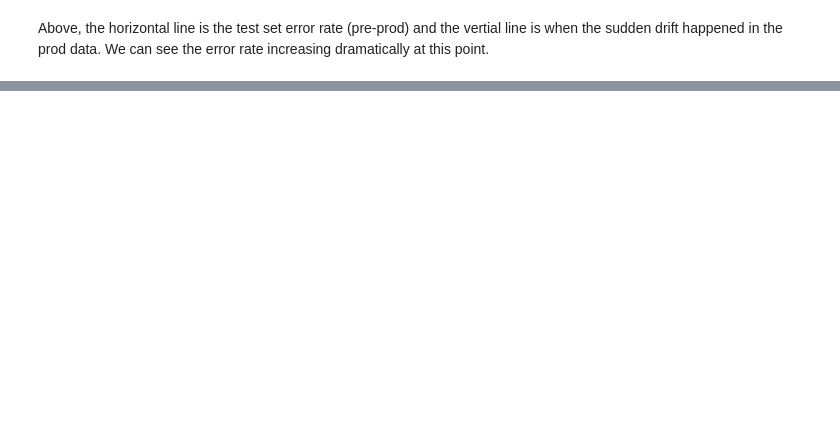
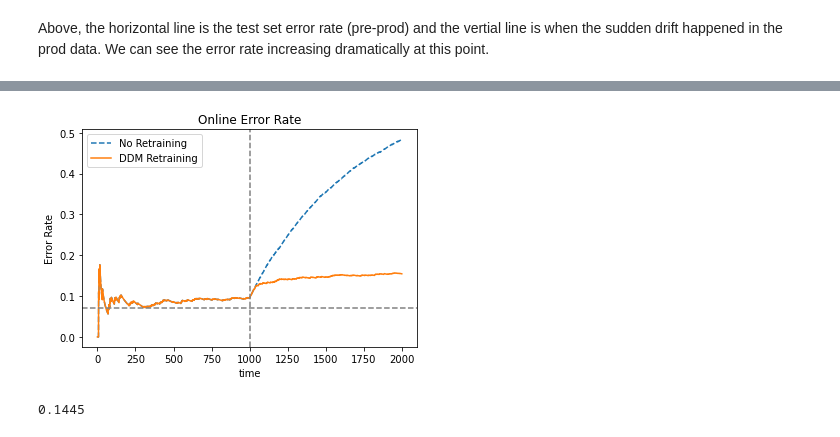
Before and after one commit to joearedmond/dist-shift, a Jupyter notebook: concept/cls-concept-drift.ipynb, the cells around one changed output, grey strips where cells are left out. Drawn from its saved outputs; the diff is of its cells as text; code cells hidden in the pictures; blank space fills up the shorter version.

```diff
--- a/concept/cls-concept-drift.ipynb
+++ b/concept/cls-concept-drift.ipynb
@@ -221,0 +289,17 @@ plt.show()
+# %%
+plt.title("Online Error Rate")
+sns.lineplot(x = np.arange(0, n_prod_pre + n_prod_post), y = err_rate_seq, linestyle = '--', label = 'No Retraining')
+sns.lineplot(x = np.arange(0, n_prod_pre + n_prod_post), y = err_rate_seq_intervention, label = 'DDM Retraining')
+plt.axhline(test_error_rate, color = 'gray', linestyle = '--')
+plt.axvline(n_prod_pre, color = 'gray', linestyle = '--')
+#plt.axvline(t_warning, color = 'purple', linestyle = '--')
+#plt.axvline(t_drift, color = 'purple', linestyle = '--')
+plt.ylabel('Error Rate')
+plt.xlabel('time')
+plt.show()
+# %% [output]
+[figure, added]
+# %%
+err_rate
+# %% [output]
+0.1445
```
Also changed, not shown: parts of 25 cells of this notebook.
